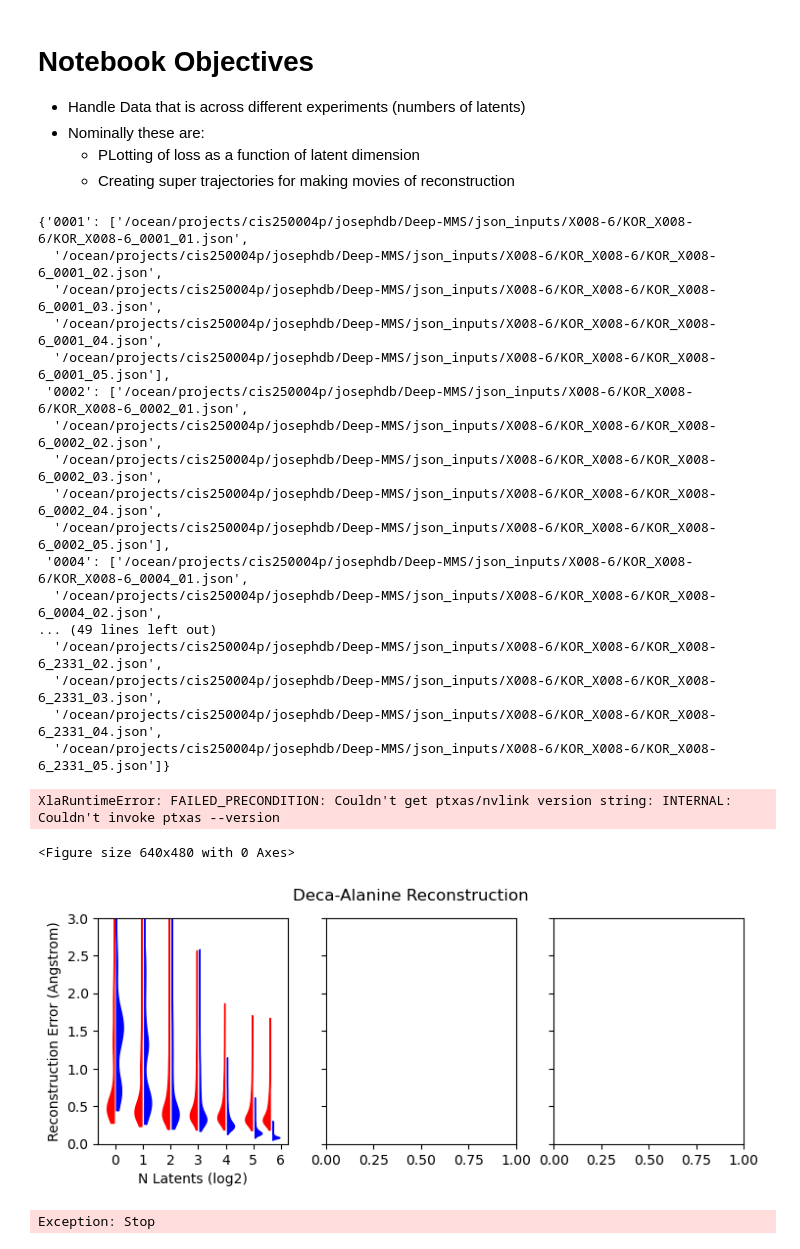
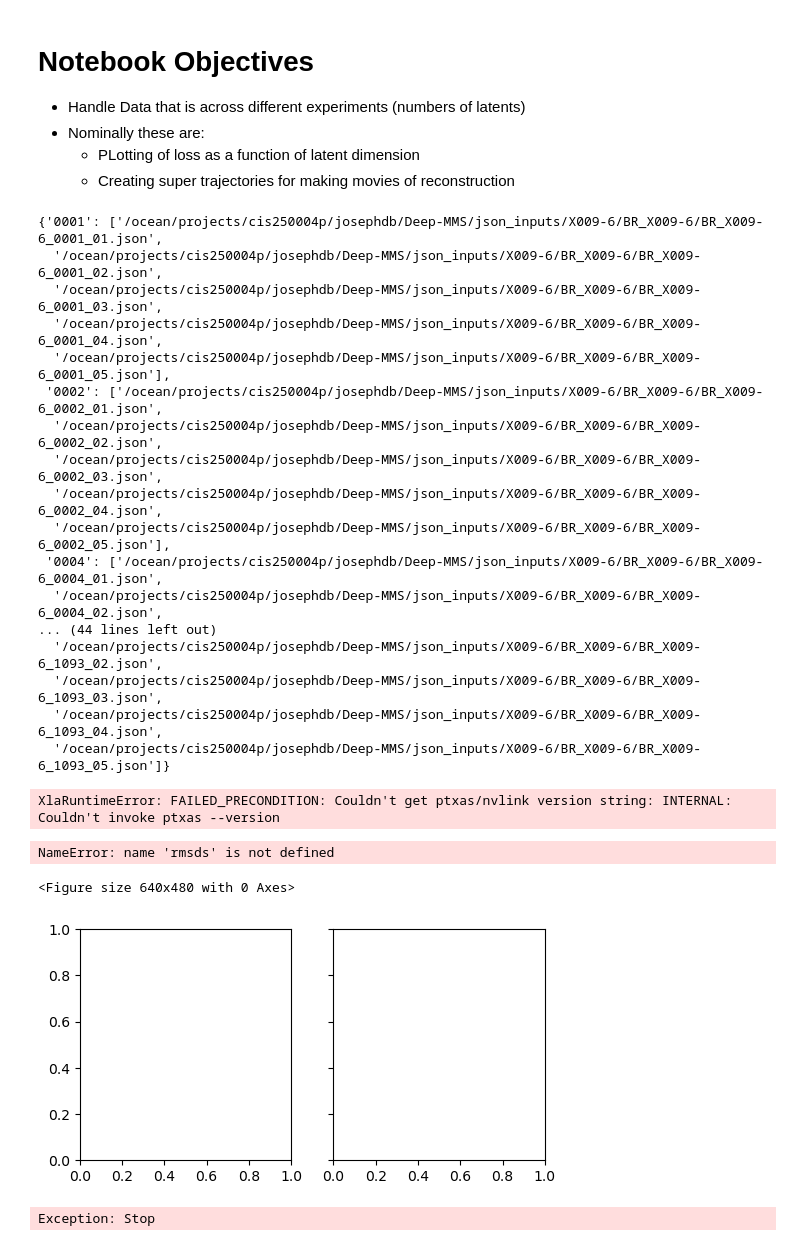
Before and after one commit to CCBatIIT/Deep-MMS, a Jupyter notebook: 02-Multi-Analysis_Heavy_Atom.ipynb, the cells around one changed output. Saved outputs shown, nothing was run; the diff lists cells and outputs as text; code cells hidden in the pictures.

```diff
--- a/02-Multi-Analysis_Heavy_Atom.ipynb
+++ b/02-Multi-Analysis_Heavy_Atom.ipynb
@@ -54,7 +54,7 @@ class HeavyAtom_Analyzer(HeavyAtom_NN_Experiment):
         c = md.load(self.json_params['fname_dcd'], top=self.json_params['fname_topology'])
         c = c.atom_slice(c.topology.select('not element H'))
         c = c.superpose(c) # FEED IN ALIGNED DATA
-
+        mass_sets = mass_weights(c)
         data_start, data_end = self.json_params["data_slice_start"], self.json_params["data_slice_end"] #Slice of data
         if data_end == 'None':
             data_end = None
@@ -75,8 +75,16 @@ class HeavyAtom_Analyzer(HeavyAtom_NN_Experiment):
         learning_rate = self.json_params["learning_rate"]
         from pyscripts.NN_constructor import make_model_and_state
 
+        if 'weight_model' in self.json_params.keys():
+            weight_model = self.json_params['weight_model']
+            assert weight_model in mass_sets.keys()
+        else:
+            weight_model = 'Uniform_Heavy'
+        printf(f'\t Using {weight_model=}')
+        weights = jnp.array(mass_sets[weight_model])
+        atom_rmsd_loss = give_weighted_rmsd_func(weights)
         global step, evaluate
-        self.model, self.state, step, evaluate = make_model_and_state(self, dropout_rates, coord_set, learning_rate)
+        self.model, self.state, step, evaluate = make_model_and_state(self, dropout_rates, coord_set, learning_rate, atom_rmsd_loss)
         step, evaluate = jax.jit(step), jax.jit(evaluate)
 
 
@@ -84,7 +92,7 @@ class HeavyAtom_Analyzer(HeavyAtom_NN_Experiment):
 
         printf(f"Done restoring from {json_fn}")
 # %%
-base_model = 'X008-6'
+base_model = 'X009-3'
 model_name2load = f'BR_{base_model}'
 
 model_title_dict = {'OX_X005-3': 'Oxycodone',
@@ -105,6 +113,10 @@ model_title_dict = {'OX_X005-3': 'Oxycodone',
                     'CR_X008-2': 'Crambin',
                     'BR_X005-3': 'BRD4/JQ1',
                     'BR_X008-6': 'BRD4/JQ1',
+                    'BR_X009-1': 'BRD4/JQ1',
+                    'BR_X009-3': 'BRD4/JQ1',
+                    'BR_X009-5': 'BRD4/JQ1',
+                    'BR_X009-6': 'BRD4/JQ1',
                     'KOR_X005-3': 'KOR/ak',
                     'OX_X008-2': 'Oxycodone',
                     'DA_stretch_X008-2': 'DA Helix Stretch',
@@ -135,23 +147,23 @@ for json_fn in json_fns:
 json_fns = {key: sorted(val) for key, val in json_fn_dict.items()}
 json_fns
 # %% [output]
-{'0001': ['/ocean/projects/cis250004p/josephdb/Deep-MMS/json_inputs/X008-6/KOR_X008-6/KOR_X008-6_0001_01.json',
-  '/ocean/projects/cis250004p/josephdb/Deep-MMS/json_inputs/X008-6/KOR_X008-6/KOR_X008-6_0001_02.json',
-  '/ocean/projects/cis250004p/josephdb/Deep-MMS/json_inputs/X008-6/KOR_X008-6/KOR_X008-6_0001_03.json',
-  '/ocean/projects/cis250004p/josephdb/Deep-MMS/json_inputs/X008-6/KOR_X008-6/KOR_X008-6_0001_04.json',
-  '/ocean/projects/cis250004p/josephdb/Deep-MMS/json_inputs/X008-6/KOR_X008-6/KOR_X008-6_0001_05.json'],
- '0002': ['/ocean/projects/cis250004p/josephdb/Deep-MMS/json_inputs/X008-6/KOR_X008-6/KOR_X008-6_0002_01.json',
-  '/ocean/projects/cis250004p/josephdb/Deep-MMS/json_inputs/X008-6/KOR_X008-6/KOR_X008-6_0002_02.json',
-  '/ocean/projects/cis250004p/josephdb/Deep-MMS/json_inputs/X008-6/KOR_X008-6/KOR_X008-6_0002_03.json',
-  '/ocean/projects/cis250004p/josephdb/Deep-MMS/json_inputs/X008-6/KOR_X008-6/KOR_X008-6_0002_04.json',
-  '/ocean/projects/cis250004p/josephdb/Deep-MMS/json_inputs/X008-6/KOR_X008-6/KOR_X008-6_0002_05.json'],
- '0004': ['/ocean/projects/cis250004p/josephdb/Deep-MMS/json_inputs/X008-6/KOR_X008-6/KOR_X008-6_0004_01.json',
-  '/ocean/projects/cis250004p/josephdb/Deep-MMS/json_inputs/X008-6/KOR_X008-6/KOR_X008-6_0004_02.json',
-... (49 lines left out)
-  '/ocean/projects/cis250004p/josephdb/Deep-MMS/json_inputs/X008-6/KOR_X008-6/KOR_X008-6_2331_02.json',
-  '/ocean/projects/cis250004p/josephdb/Deep-MMS/json_inputs/X008-6/KOR_X008-6/KOR_X008-6_2331_03.json',
-  '/ocean/projects/cis250004p/josephdb/Deep-MMS/json_inputs/X008-6/KOR_X008-6/KOR_X008-6_2331_04.json',
-  '/ocean/projects/cis250004p/josephdb/Deep-MMS/json_inputs/X008-6/KOR_X008-6/KOR_X008-6_2331_05.json']}
+{'0001': ['/ocean/projects/cis250004p/josephdb/Deep-MMS/json_inputs/X009-6/BR_X009-6/BR_X009-6_0001_01.json',
+  '/ocean/projects/cis250004p/josephdb/Deep-MMS/json_inputs/X009-6/BR_X009-6/BR_X009-6_0001_02.json',
+  '/ocean/projects/cis250004p/josephdb/Deep-MMS/json_inputs/X009-6/BR_X009-6/BR_X009-6_0001_03.json',
+  '/ocean/projects/cis250004p/josephdb/Deep-MMS/json_inputs/X009-6/BR_X009-6/BR_X009-6_0001_04.json',
+  '/ocean/projects/cis250004p/josephdb/Deep-MMS/json_inputs/X009-6/BR_X009-6/BR_X009-6_0001_05.json'],
+ '0002': ['/ocean/projects/cis250004p/josephdb/Deep-MMS/json_inputs/X009-6/BR_X009-6/BR_X009-6_0002_01.json',
+  '/ocean/projects/cis250004p/josephdb/Deep-MMS/json_inputs/X009-6/BR_X009-6/BR_X009-6_0002_02.json',
+  '/ocean/projects/cis250004p/josephdb/Deep-MMS/json_inputs/X009-6/BR_X009-6/BR_X009-6_0002_03.json',
+  '/ocean/projects/cis250004p/josephdb/Deep-MMS/json_inputs/X009-6/BR_X009-6/BR_X009-6_0002_04.json',
+  '/ocean/projects/cis250004p/josephdb/Deep-MMS/json_inputs/X009-6/BR_X009-6/BR_X009-6_0002_05.json'],
+ '0004': ['/ocean/projects/cis250004p/josephdb/Deep-MMS/json_inputs/X009-6/BR_X009-6/BR_X009-6_0004_01.json',
+  '/ocean/projects/cis250004p/josephdb/Deep-MMS/json_inputs/X009-6/BR_X009-6/BR_X009-6_0004_02.json',
+... (44 lines left out)
+  '/ocean/projects/cis250004p/josephdb/Deep-MMS/json_inputs/X009-6/BR_X009-6/BR_X009-6_1093_02.json',
+  '/ocean/projects/cis250004p/josephdb/Deep-MMS/json_inputs/X009-6/BR_X009-6/BR_X009-6_1093_03.json',
+  '/ocean/projects/cis250004p/josephdb/Deep-MMS/json_inputs/X009-6/BR_X009-6/BR_X009-6_1093_04.json',
+  '/ocean/projects/cis250004p/josephdb/Deep-MMS/json_inputs/X009-6/BR_X009-6/BR_X009-6_1093_05.json']}
 # %%
 best_n = 2
 latents = [int(key) for key in json_fns.keys()]
@@ -206,6 +220,6 @@ latents = [int(key) for key in rmsds]
 # %%
 import matplotlib
-ceil = 5.0
+ceil = 50.0
 
 plt.clf()
 fig, axs = plt.subplots(nrows=1, ncols=best_n, sharey=True, figsize=(3*best_n, 3))
@@ -219,42 +233,43 @@ for i in range(best_n):
     rpt_rmsds = [rmsds[key][i] for key in rmsds.keys()]
     rpt_pca_rmsds = [pca_rmsds[key][i] for key in pca_rmsds.keys()]
 
-    data = [10*val_set[np.where(val_set <= ceil/10)] for val_set in rpt_rmsds]
+    data = [val_set[np.where(val_set <= ceil/10)] for val_set in rpt_rmsds]
     exclusions = [val_set[np.where(val_set > ceil/10)].shape for val_set in rpt_rmsds]
     v1 = ax.violinplot(data, [np.log2(n)-0.05 for n in latents], showextrema=False)
     print(exclusions)
     for b in v1['bodies']:
         b.set_edgecolor('black')
         b.set_alpha(1)
         # get the center
         m = np.mean(b.get_paths()[0].vertices[:, 0])
         # modify the paths to not go further right than the center
         b.get_paths()[0].vertices[:, 0] = np.clip(b.get_paths()[0].vertices[:, 0], -np.inf, m)
         b.set_color('r')
 
     v2 = ax.violinplot([10*val_set for val_set in rpt_pca_rmsds], [np.log2(n)+0.05 for n in latents], showextrema=False)\
 
     for b in v2['bodies']:
         b.set_edgecolor('black')
         b.set_alpha(1)
         # get the center
         m = np.mean(b.get_paths()[0].vertices[:, 0])
         # modify the paths to not go further left than the center
         b.get_paths()[0].vertices[:, 0] = np.clip(b.get_paths()[0].vertices[:, 0], m, np.inf)
         b.set_color('b')
 
     ax.xaxis.set_major_locator(matplotlib.ticker.MaxNLocator(integer=True))
     ax.set_xlabel('N Latents (log2)')
     if i == 0:
         ax.set_ylabel('Reconstruction Error (Angstrom)')
 
 fig.suptitle(f"{model_title_dict[model_name2load]} Reconstruction")
 plt.ylim(0, ceil)
 
 plt.savefig(os.path.join(figure_dir, 'reconstruction_rmsd.png'), bbox_inches='tight')
 # %% [output]
-<Figure size 640x480 with 0 Axes>
+NameError: name 'rmsds' is not defined
+<Figure size 640x480 with 0 Axes>
-[figure, old version]
+[figure, new version]
 # %%
 raise Exception('Stop')
 # %% [output]
```
Also changed, not shown: parts of 1 cell of this notebook, 6 other files.
